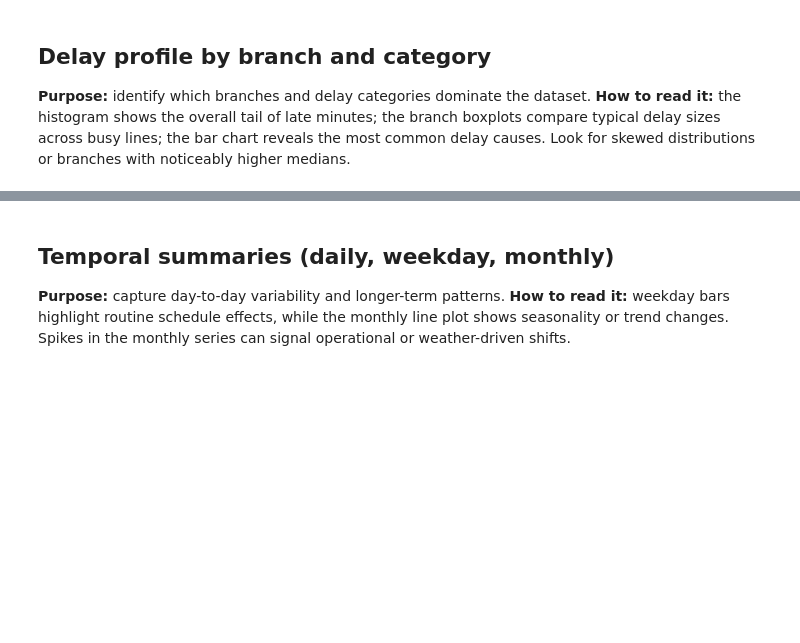
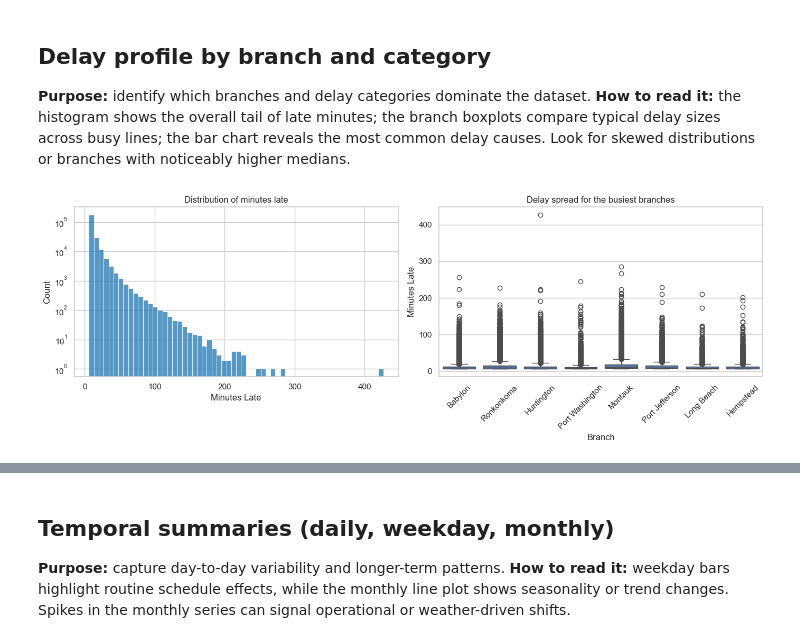
Before and after one commit to WSU-CS6580-Spring2026/Team-Hill-And-Friend, a Jupyter notebook: notebooks/EDA.ipynb, the cells around one changed output, grey strips where cells are left out. Saved outputs shown, nothing was run; the diff lists cells and outputs as text; code cells hidden in the pictures; blank space fills up the shorter version.

```diff
--- a/notebooks/EDA.ipynb
+++ b/notebooks/EDA.ipynb
@@ -83,32 +191,34 @@ display(missing_summary(lirr_df).head(6))
 # %%
 fig, axes = plt.subplots(1, 2, figsize=(14, 5))
 sns.histplot(
     data=lirr_df,
     x='Minutes Late',
     bins=60,
-    log_scale=(False, True),
     ax=axes[0],
     color='tab:blue',
 )
+axes[0].set_yscale("log") # Fixed the log scale so graph shows up
 axes[0].set_title('Distribution of minutes late')
 axes[0].set_xlabel('Minutes Late')
 
 branch_order = (
     lirr_df['Branch']
     .value_counts()
     .nlargest(8)
     .index
 )
 sns.boxplot(
     data=lirr_df[lirr_df['Branch'].isin(branch_order)],
     x='Branch',
     y='Minutes Late',
     order=branch_order,
     ax=axes[1],
 )
 axes[1].set_title('Delay spread for the busiest branches')
 axes[1].tick_params(axis='x', rotation=45)
 plt.tight_layout()
+# %% [output]
+[figure, added]
 # %%
 delay_category_counts = lirr_df['Delay Category'].value_counts().nlargest(8)
 fig, ax = plt.subplots(figsize=(9, 4))
```
Also changed, not shown: parts of 21 cells of this notebook.
